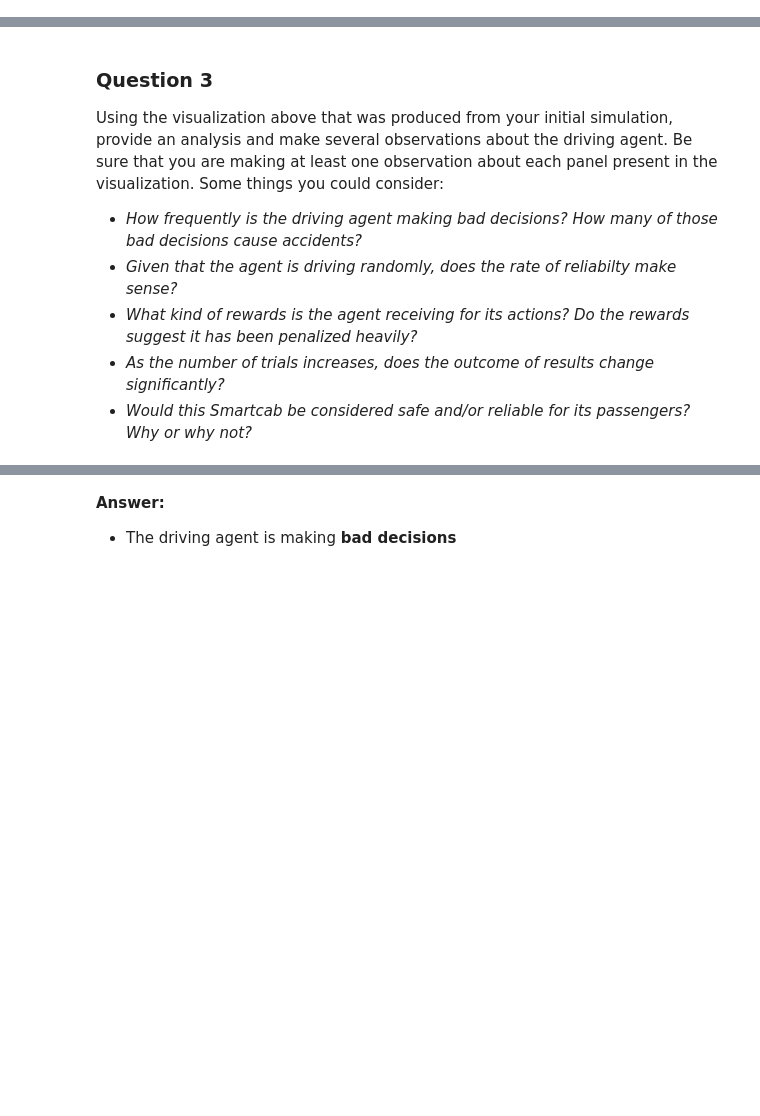
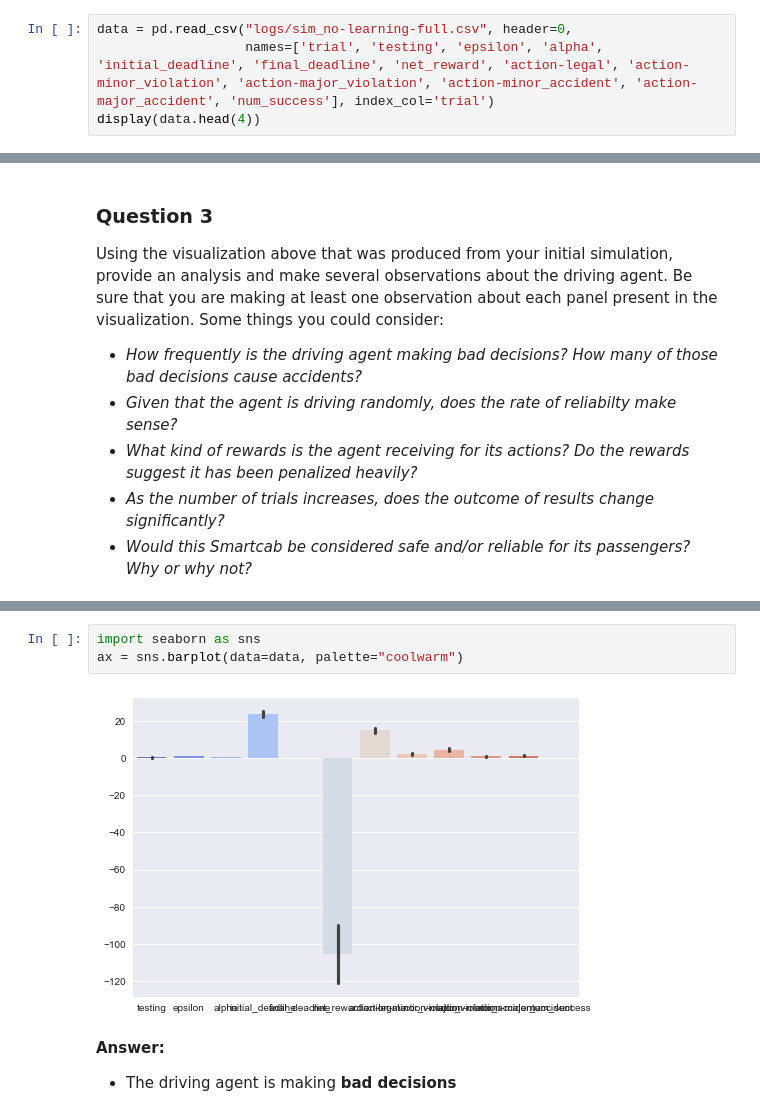
Before and after one commit to hsherwoodcoombs/smartcab, a Jupyter notebook: smartcab.ipynb, the cells around one changed output, grey strips where cells are left out. Cells and saved outputs as stored; diff of their text form; blank space fills up the shorter version.

```diff
--- a/smartcab.ipynb
+++ b/smartcab.ipynb
@@ -168,0 +153,4 @@ Index: []
+# %%
+data = pd.read_csv("logs/sim_no-learning-full.csv", header=0,
+                   names=['trial', 'testing', 'epsilon', 'alpha', 'initial_deadline', 'final_deadline', 'net_reward', 'action-legal', 'action-minor_violation', 'action-major_violation', 'action-minor_accident', 'action-major_accident', 'num_success'], index_col='trial')
+display(data.head(4))
@@ -182,3 +222,8 @@ Using the visualization above that was produced from your initial simulation, pr
+# %%
+import seaborn as sns
+ax = sns.barplot(data=data, palette="coolwarm")
+# %% [output]
+[figure, added]
 # %% [markdown]
 **Answer:**
 
```
Also changed, not shown: parts of 8 cells of this notebook.
